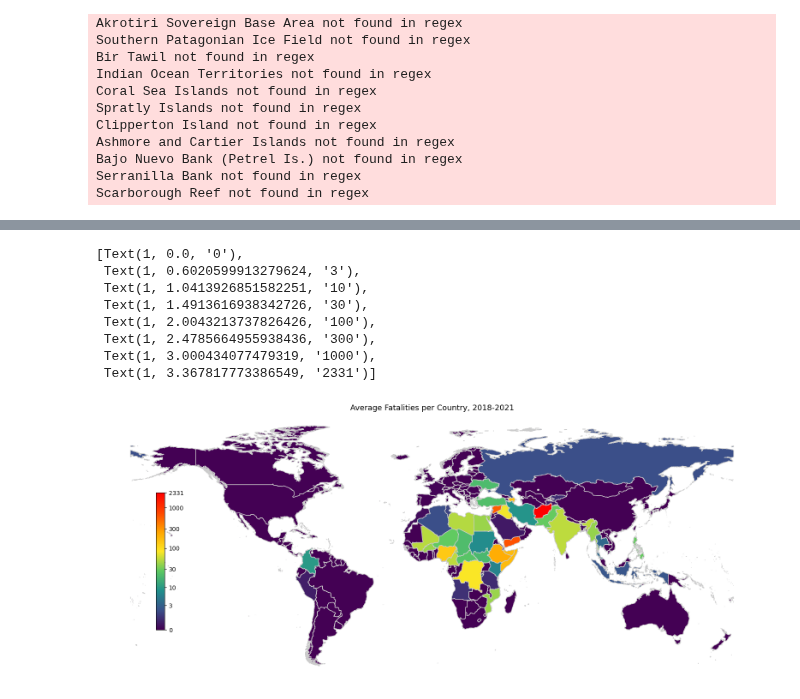
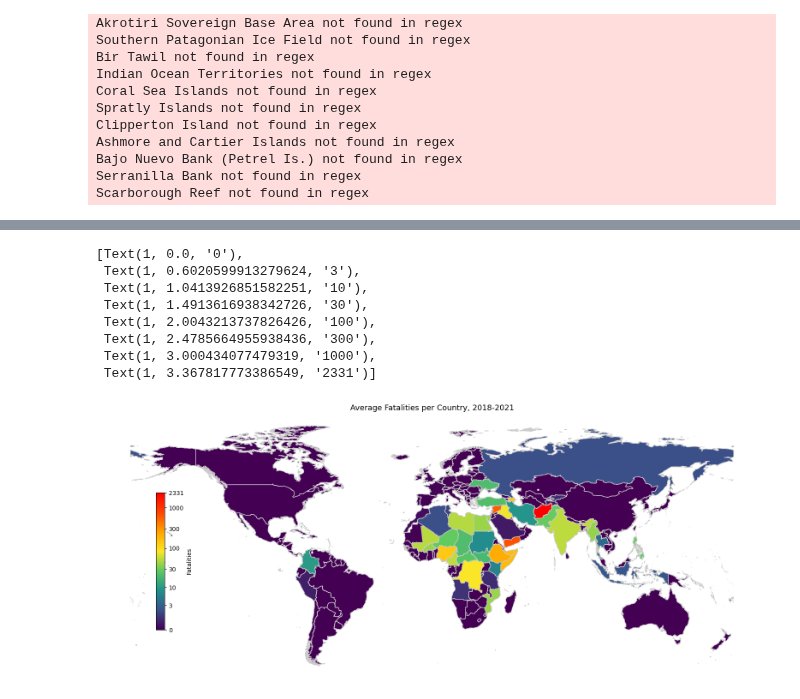
Before and after one commit to toboden/ConflictPredProbabilistic, a Jupyter notebook: plots_model_comp/dataset_description.ipynb, the cells around one changed output, grey strips where cells are left out. Saved outputs shown, nothing was run; the diff lists cells and outputs as text; code cells hidden in the pictures.

```diff
--- a/plots_model_comp/dataset_description.ipynb
+++ b/plots_model_comp/dataset_description.ipynb
@@ -583,31 +585,32 @@ df.plot(column=col, ax=ax, edgecolor='0.8', linewidth=1, cmap=cmap)
 # Add a title
 ax.set_title(title, fontdict={'fontsize': '13', 'fontweight': '2'})
 # Create an annotation for the data source
 
 # Create colorbar as a legend
 sm = plt.cm.ScalarMappable(norm=plt.Normalize(vmin=vmin, vmax=vmax), cmap=cmap)
 # Empty array for the data range
 sm._A = []
 # Add the colorbar to the figure
 cbaxes = fig.add_axes([0.19, 0.25, 0.01, 0.4])
 #cbaxes = fig.add_axes([0.87, 0.25, 0.01, 0.4])
 
 ticks = [log10(0 + 1), log10(3 + 1),log10(10 + 1),log10(30 + 1),log10(100 + 1),log10(300 + 1),log10(1000 + 1),vmax]
 
 # Setzen Sie die Farbskala
 cbar = fig.colorbar(sm, cax=cbaxes, ticks=ticks)
+cbar.set_label('Fatalities', fontsize=10)
 
 
 # Überschreiben der Legendenbeschriftungen
 new_labels = ['0', '3', '10', '30', '100', '300', '1000',str(round(10**vmax - 1))]
 cbar.ax.set_yticklabels(new_labels)
 # %% [output]
 [Text(1, 0.0, '0'),
  Text(1, 0.6020599913279624, '3'),
  Text(1, 1.0413926851582251, '10'),
  Text(1, 1.4913616938342726, '30'),
  Text(1, 2.0043213737826426, '100'),
  Text(1, 2.4785664955938436, '300'),
  Text(1, 3.000434077479319, '1000'),
  Text(1, 3.367817773386549, '2331')]
-[figure, old version]
+[figure, new version]
```
Also changed, not shown: parts of 2 cells of this notebook, 1 other file.
